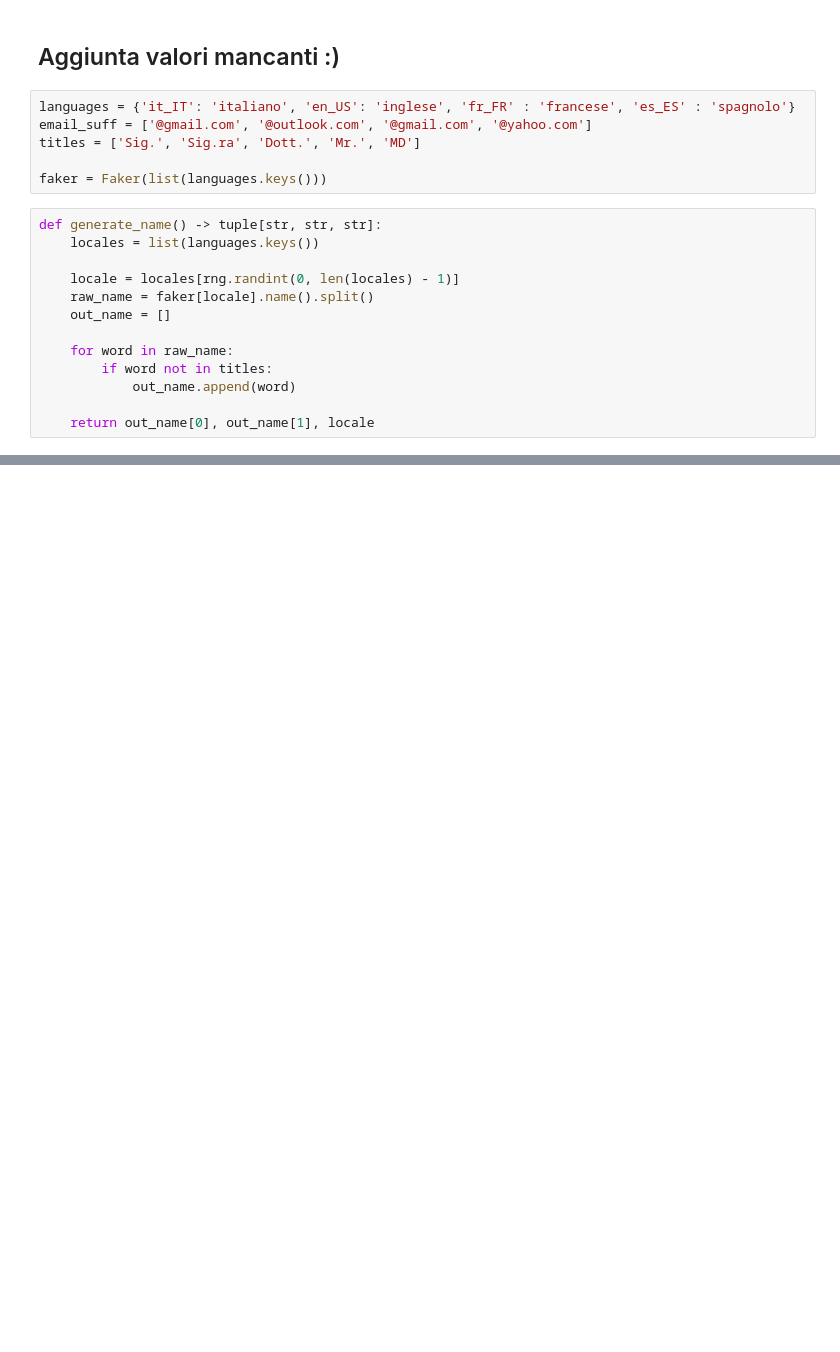
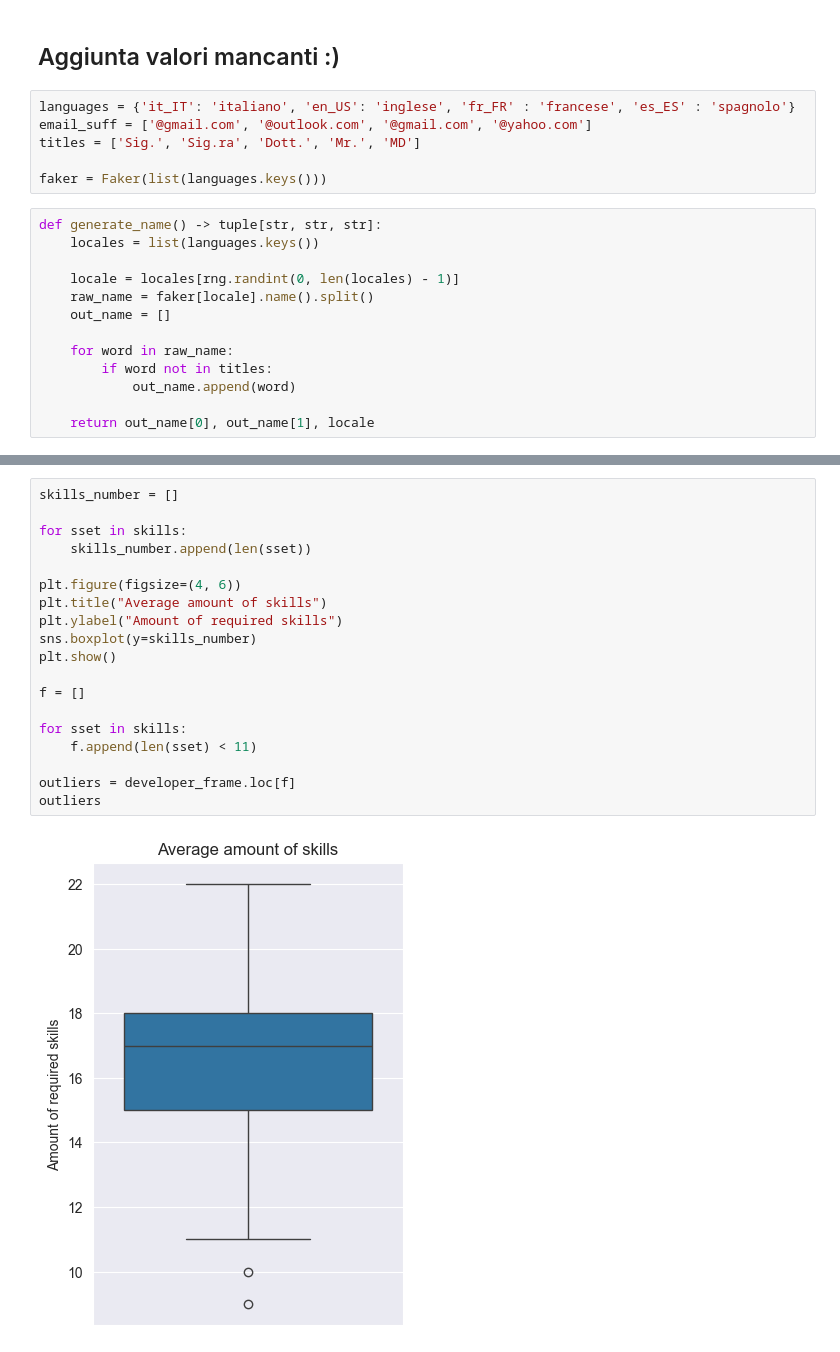
Before and after one commit to antoninoLorenzo/RecommenderSystem_TC, a Jupyter notebook: demo/notebooks/dev_profile_preparation.ipynb, the cells around one changed output, grey strips where cells are left out. Cells and saved outputs as stored; diff of their text form; blank space fills up the shorter version.

Commit message:
Aggiunto boxplot e sistemazioni varie a dev_generation

```diff
--- a/demo/notebooks/dev_profile_preparation.ipynb
+++ b/demo/notebooks/dev_profile_preparation.ipynb
@@ -400 +400,22 @@ developer_frame
 509 rows × 8 columns
+# %%
+skills_number = []
+
+for sset in skills:
+    skills_number.append(len(sset))
+
+plt.figure(figsize=(4, 6))
+plt.title("Average amount of skills")
+plt.ylabel("Amount of required skills")
+sns.boxplot(y=skills_number)
+plt.show()
+
+f = []
+
+for sset in skills:
+    f.append(len(sset) < 11)
+
+outliers = developer_frame.loc[f]
+outliers
+# %% [output]
+[figure, added]
```
Also changed, not shown: parts of 2 cells of this notebook.
